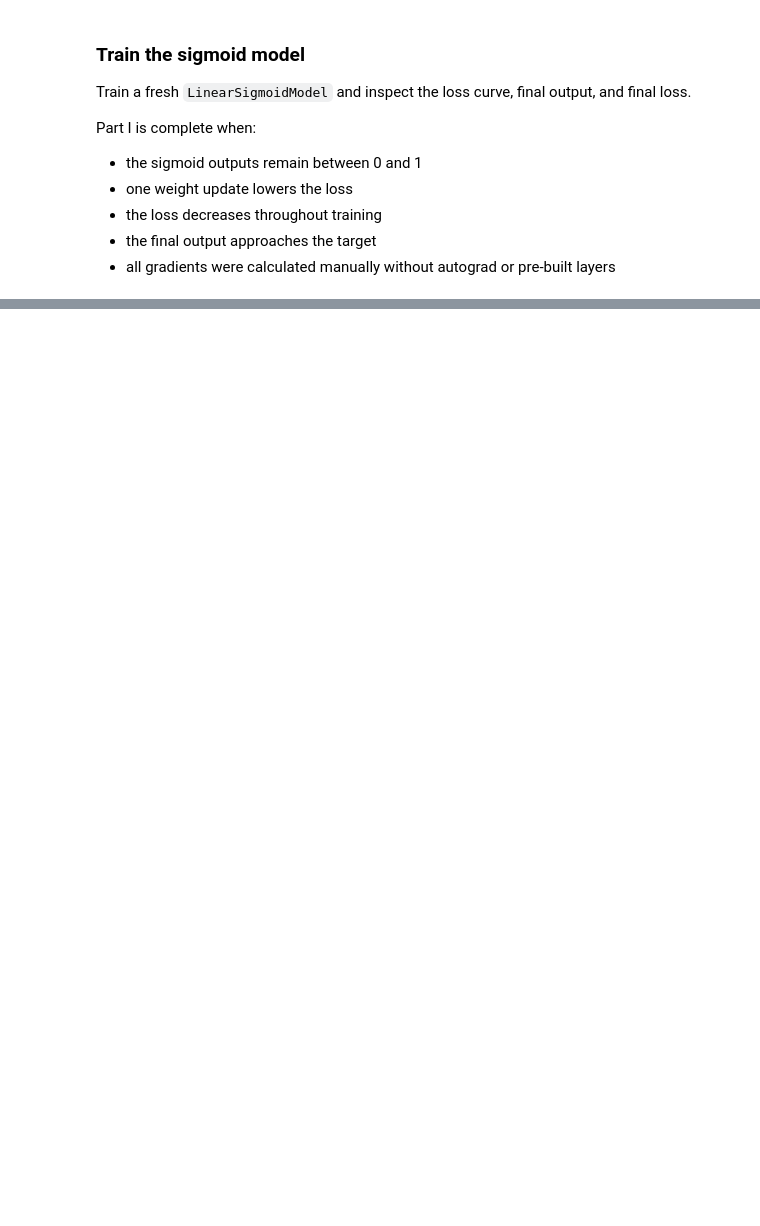
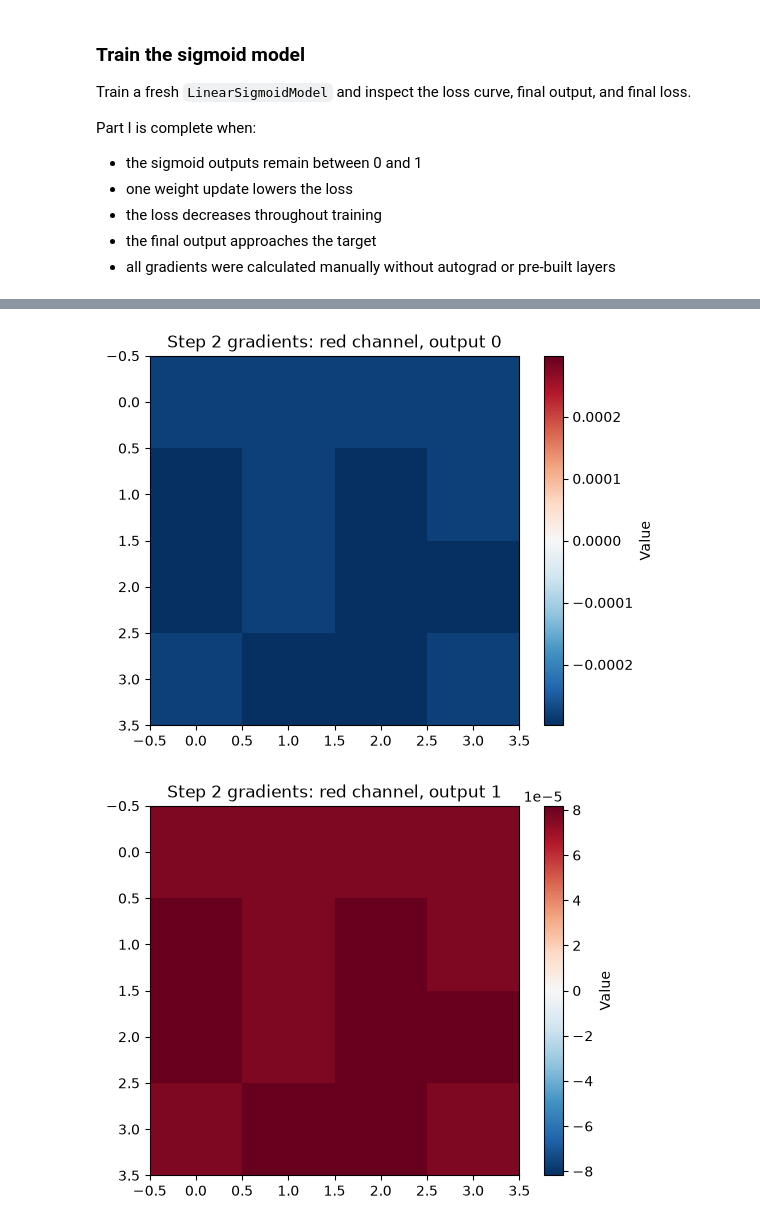
Before and after one commit to EwoutDeVadder/5AI-labs-deep-learning-assignment, a Jupyter notebook: first_principles.ipynb, the cells around one changed output, grey strips where cells are left out. Saved outputs shown, nothing was run; the diff lists cells and outputs as text; code cells hidden in the pictures; blank space fills up the shorter version.

Commit message:
+added images to paper +added extra code for paper

```diff
--- a/first_principles.ipynb
+++ b/first_principles.ipynb
@@ -293,0 +324,25 @@ plot_grayscale_image_tensor(sigmoid_output.unsqueeze(0), "Final output")
+# %%
+linear_output_2 = linear_model.calculate_output(image)
+linear_gradients_2 = linear_model.calculate_gradients(image, linear_output_2, target)
+
+for channel, name in [(RED, "red"), (GREEN, "green"), (BLUE, "blue")]:
+    for output_idx in range(2):
+        plot_scalar_image_tensor(
+            linear_gradients_2[..., channel, output_idx],
+            f"Step 2 gradients: {name} channel, output {output_idx}",
+        )
+
+'''
+fig, axes = plt.subplots(1, 3, figsize=(12, 4))f
+for ax, (c, name) in zip(axes, [(RED, "R"), (GREEN, "G"), (BLUE, "B")]):
+    tinted = torch.zeros_like(image)
+    tinted[..., c] = image[..., c]
+    ax.imshow(tinted)
+    ax.set_title(f"Input {name}")
+plt.show()
+'''
+
+linear_model.update_weights(linear_gradients_2, linear_learning_rate)
+# %% [output]
+[figure, added]
+[figure, added]
```
Also changed, not shown: parts of 8 cells of this notebook, 4 other files.
